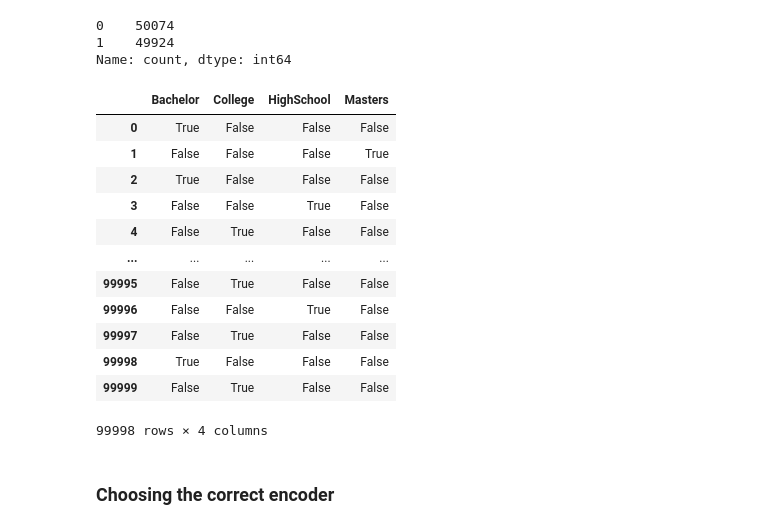
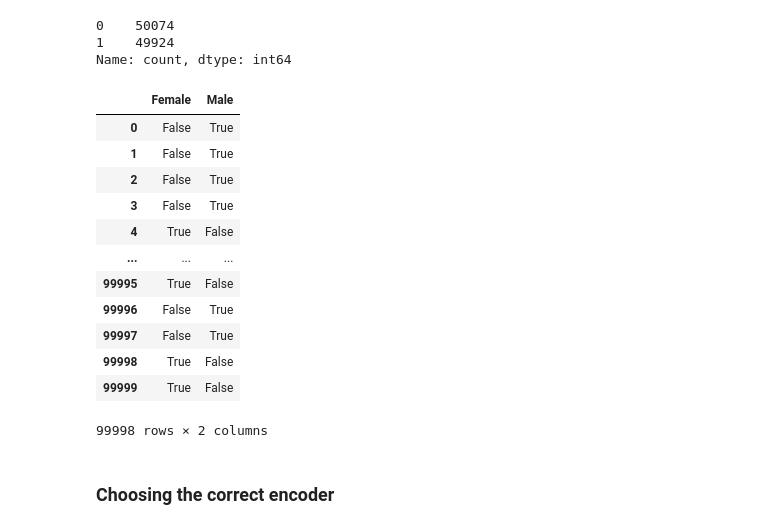
Before and after one commit to LokeshRawal/machineLearning_minor_project, a Jupyter notebook: kmc_minor_project.ipynb, the cells around one changed output. Saved outputs shown, nothing was run; the diff lists cells and outputs as text; code cells hidden in the pictures.

```diff
--- a/kmc_minor_project.ipynb
+++ b/kmc_minor_project.ipynb
@@ -684,21 +684,21 @@ def fit_label_encoder(feature):
     le.fit(feature)
     return le
 # %%
-pd.get_dummies(df.education)
+pd.get_dummies(df.gender)
 # %% [output]
-|  | Bachelor | College | HighSchool | Masters |
-| 0 | True | False | False | False |
-| 1 | False | False | False | True |
-| 2 | True | False | False | False |
-| 3 | False | False | True | False |
-| 4 | False | True | False | False |
-| ... | ... | ... | ... | ... |
-| 99995 | False | True | False | False |
-| 99996 | False | False | True | False |
-| 99997 | False | True | False | False |
-| 99998 | True | False | False | False |
-| 99999 | False | True | False | False |
+|  | Female | Male |
+| 0 | False | True |
+| 1 | False | True |
+| 2 | False | True |
+| 3 | False | True |
+| 4 | True | False |
+| ... | ... | ... |
+| 99995 | True | False |
+| 99996 | False | True |
+| 99997 | False | True |
+| 99998 | True | False |
+| 99999 | True | False |
-99998 rows × 4 columns
+99998 rows × 2 columns
 # %%
 def one_hot_encoder(data, feature_name, column_to_drop=None):
     modified_data = data.copy()
```
Also changed, not shown: parts of 44 cells of this notebook.
